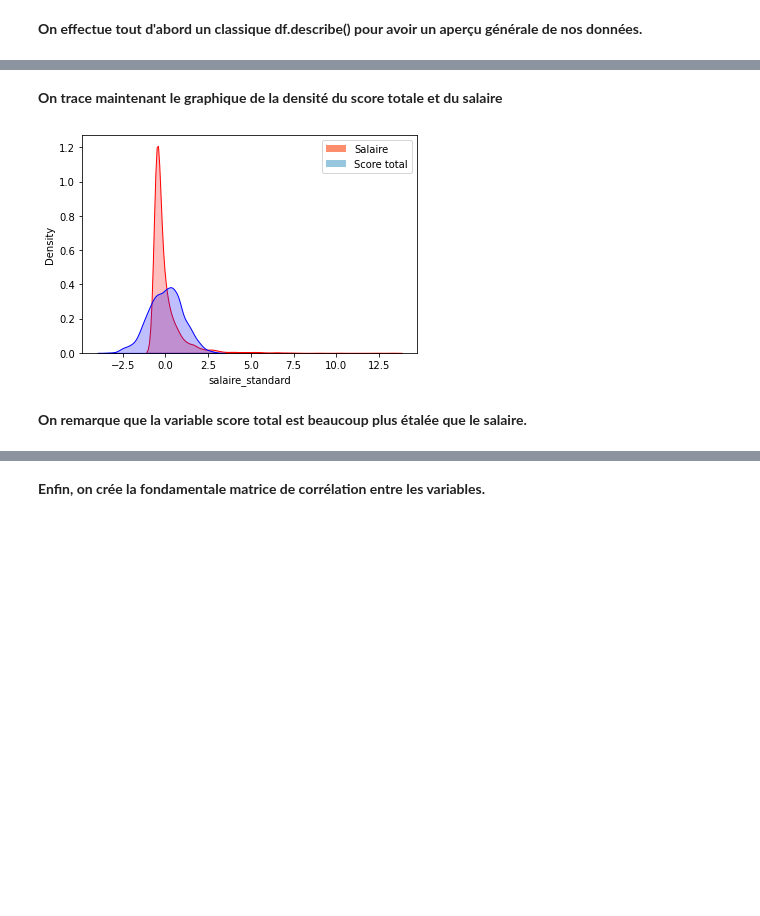
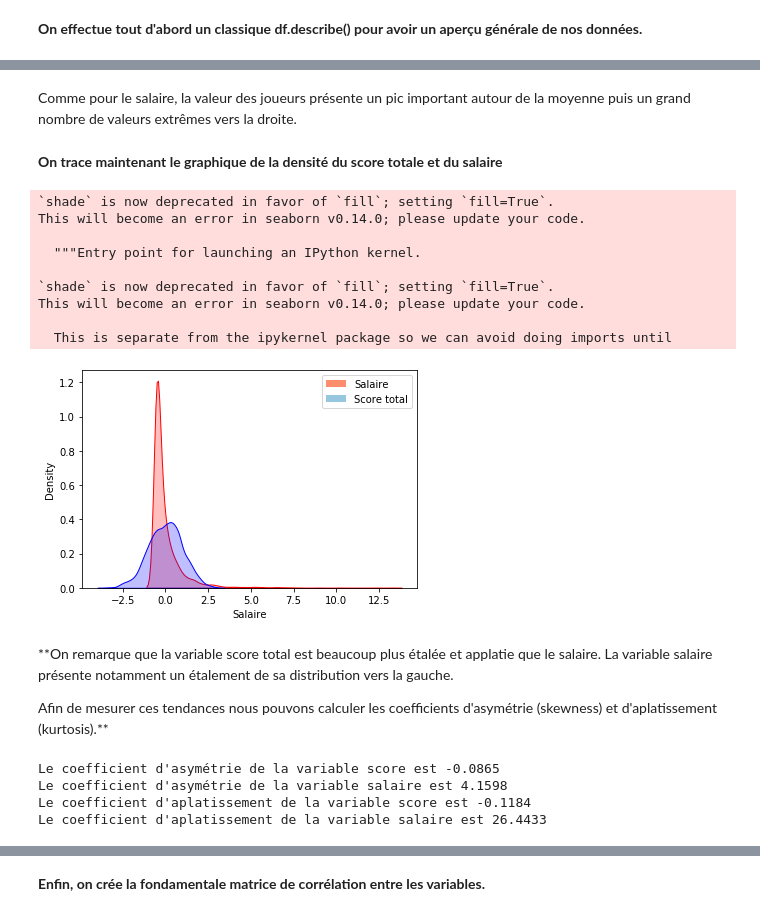
Before and after one commit to ambreetienne/Projet-python, a Jupyter notebook: Notebook_final.ipynb, the cells around one changed output, grey strips where cells are left out. Saved outputs shown, nothing was run; the diff lists cells and outputs as text; code cells hidden in the pictures; blank space fills up the shorter version.

```diff
--- a/Notebook_final.ipynb
+++ b/Notebook_final.ipynb
@@ -222,0 +249,6 @@ df.describe()
+# %%
+col_modele=["Age","Taille","Salaire","Valeur","Score total","Attaque","Technique","Mouvement","Puissance","Defense","Gardien","Etat Esprit"]
+df2=df[col_modele]
+features = df[col_modele]
+features = StandardScaler().fit(features.values).transform(features.values)
+df2[col_modele] = features
@@ -274,18 +323,45 @@ sns.distplot(df["score_standard"] , color="olive", ax=axes[1])
+# %% [markdown]
+Comme pour le salaire, la valeur des joueurs présente un pic important autour de la moyenne puis un grand nombre de valeurs extrêmes vers la droite.
 # %% [markdown]
 **On trace maintenant le graphique de la densité du score totale et du salaire**
 # %%
-fig = sns.kdeplot(df['salaire_standard'], shade=True, color="r")
+fig = sns.kdeplot(df2['Salaire'], shade=True, color="r")
 
-fig = sns.kdeplot(df['score_standard'], shade=True, color="b")
+fig = sns.kdeplot(df2['Score total'], shade=True, color="b")
 
 handles = [mpatches.Patch(facecolor=plt.cm.Reds(100), label="Salaire"),
 
            mpatches.Patch(facecolor=plt.cm.Blues(100), label="Score total")]
 
 plt.legend(handles=handles)
 
 plt.show()
 # %% [output]
+`shade` is now deprecated in favor of `fill`; setting `fill=True`.
+This will become an error in seaborn v0.14.0; please update your code.
+
+  """Entry point for launching an IPython kernel.
+
+`shade` is now deprecated in favor of `fill`; setting `fill=True`.
+This will become an error in seaborn v0.14.0; please update your code.
+
+  This is separate from the ipykernel package so we can avoid doing imports until
-[figure, old version]
+[figure, new version]
 # %% [markdown]
-**On remarque que la variable score total est beaucoup plus étalée que le salaire.**
+**On remarque que la variable score total est beaucoup plus étalée et applatie que le salaire. La variable salaire présente notamment un étalement de sa distribution vers la gauche.
+
+Afin de mesurer ces tendances nous pouvons calculer les coefficients d'asymétrie (skewness) et d'aplatissement (kurtosis).**
+# %%
+from scipy.stats import skew
+from scipy.stats import kurtosis
+
+print("Le coefficient d'asymétrie de la variable score est", round(skew(df2['Score total']),4))
+print("Le coefficient d'asymétrie de la variable salaire est", round(skew(df2['Salaire']),4))
+
+print("Le coefficient d'aplatissement de la variable score est", round(kurtosis(df2['Score total']),4))
+print("Le coefficient d'aplatissement de la variable salaire est", round(kurtosis(df2['Salaire']),4))
+# %% [output]
+Le coefficient d'asymétrie de la variable score est -0.0865
+Le coefficient d'asymétrie de la variable salaire est 4.1598
+Le coefficient d'aplatissement de la variable score est -0.1184
+Le coefficient d'aplatissement de la variable salaire est 26.4433
```
Also changed, not shown: parts of 61 cells of this notebook.
